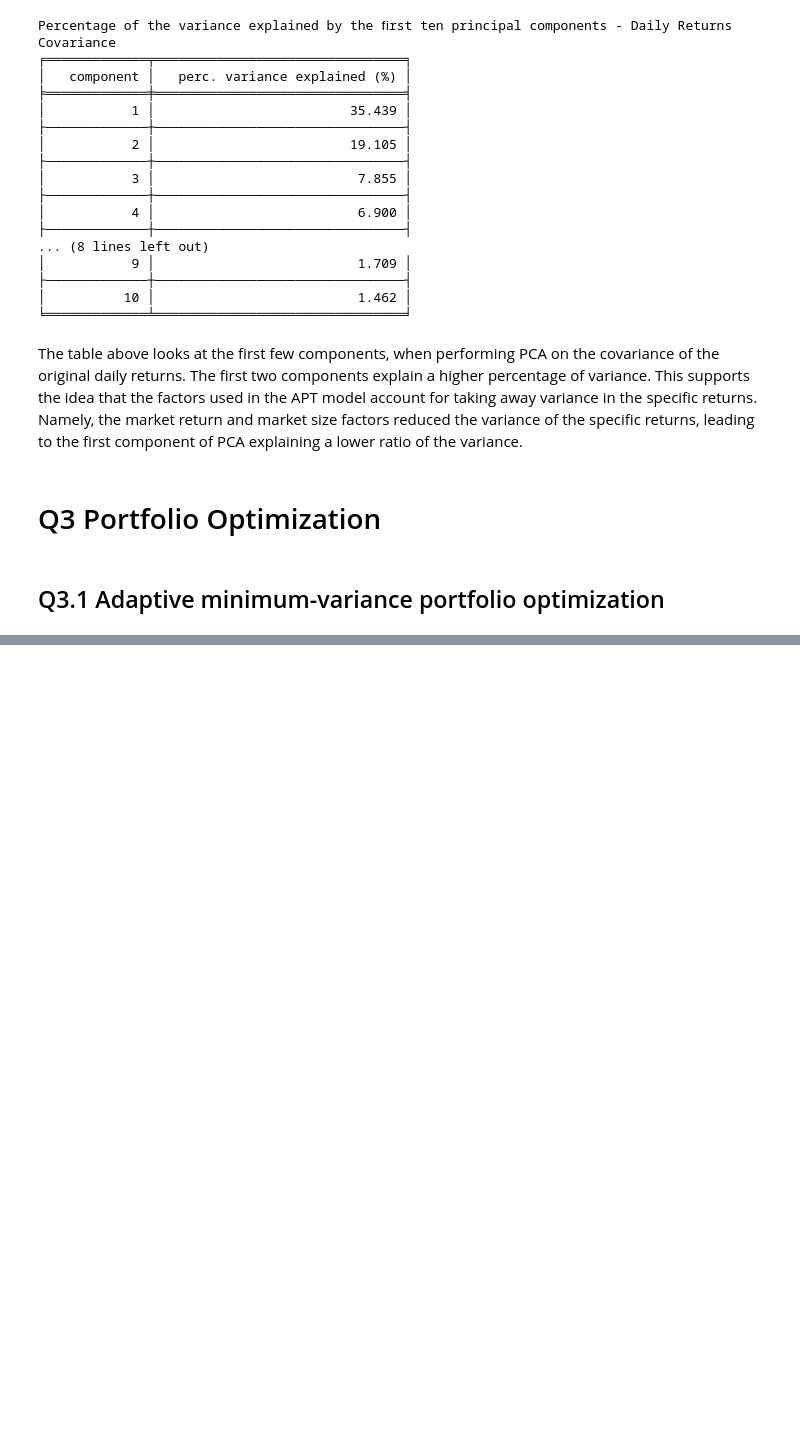
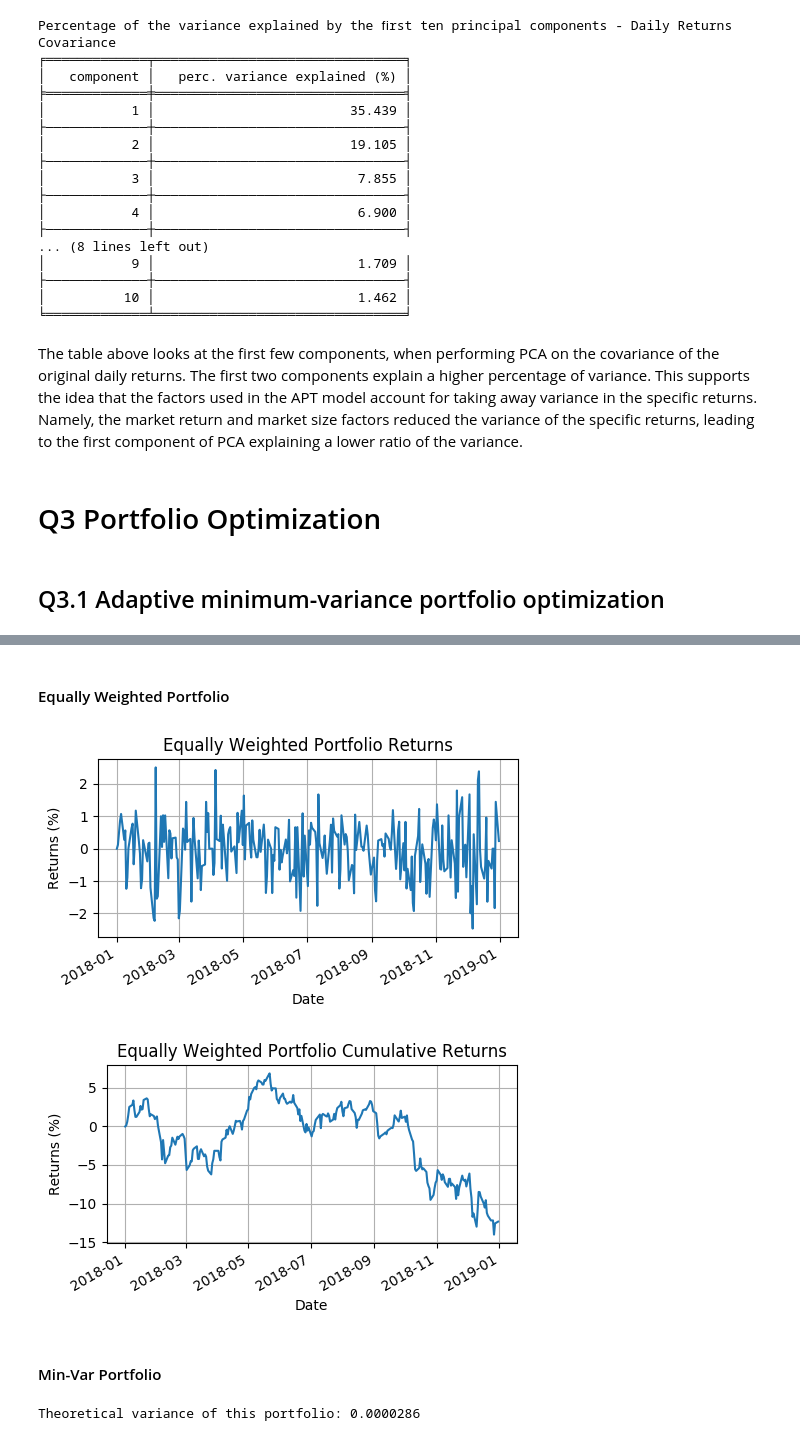
Before and after one commit to mahudu97/FSP, a Jupyter notebook: src/CW.ipynb, the cells around one changed output, grey strips where cells are left out. Drawn from its saved outputs; the diff is of its cells as text; code cells hidden in the pictures; blank space fills up the shorter version.

```diff
--- a/src/CW.ipynb
+++ b/src/CW.ipynb
@@ -1078,0 +1151,8 @@ The table above looks at the first few components, when performing PCA on the co
+# %%
+df = pd.read_csv(r'./../data/fsp_case_31_BSD.csv', index_col=0, header=[0,1])
+dates = df['ret'].index
+date_axis = [dt.datetime.strptime(d,'%Y-%m-%d').date() for d in dates]
+df = df['ret'].T[-10:].T
+# %%
+df_train = df[:260]
+df_test  = df[260:]
@@ -1078,0 +1170,39 @@ The table above looks at the first few components, when performing PCA on the co
+# %%
+def test_portfolio(weights, returns):
+    port_returns = (returns*weights).sum(axis=1)
+
+    var = np.var(port_returns)
+
+    return port_returns, var, port_returns.cumsum()
+# %% [markdown]
+#### Equally Weighted Portfolio
+# %%
+weights = [1/10 for _ in range(10)]
+ret, var_ew, cum_ret = test_portfolio(weights, df_test)
+# %%
+fig, ax = plt.subplots(dpi=100, figsize=(5,3))
+ax.plot(date_axis[260:], ret*100)
+# rotate and align the tick labels so they look better
+fig.autofmt_xdate()
+plt.title('Equally Weighted Portfolio Returns')
+plt.xlabel('Date')
+plt.ylabel('Returns (%)')
+plt.grid()
+plt.tight_layout()
+plt.show()
+
+fig, ax = plt.subplots(dpi=100, figsize=(5,3))
+ax.plot(date_axis[260:], cum_ret*100)
+# rotate and align the tick labels so they look better
+fig.autofmt_xdate()
+plt.title('Equally Weighted Portfolio Cumulative Returns')
+plt.xlabel('Date')
+plt.ylabel('Returns (%)')
+plt.grid()
+plt.tight_layout()
+plt.show()
+# %% [output]
+[figure, added]
+[figure, added]
+# %% [markdown]
+#### Min-Var Portfolio
@@ -1078,0 +1212,4 @@ The table above looks at the first few components, when performing PCA on the co
+# %%
+print("Theoretical variance of this portfolio: {:.7f}".format(theo_var))
+# %% [output]
+Theoretical variance of this portfolio: 0.0000286
```
Also changed, not shown: parts of 23 cells of this notebook, 1 other file.
